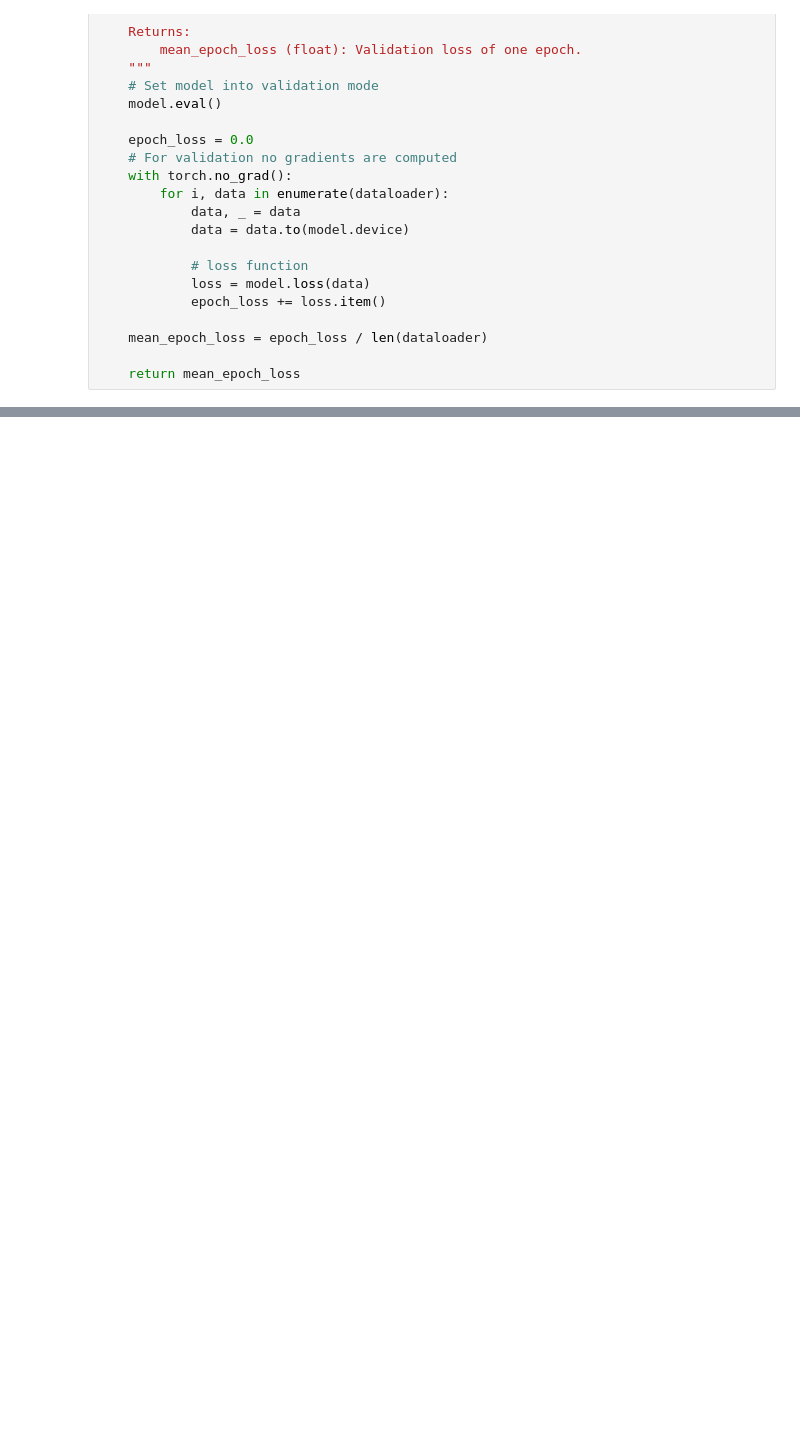
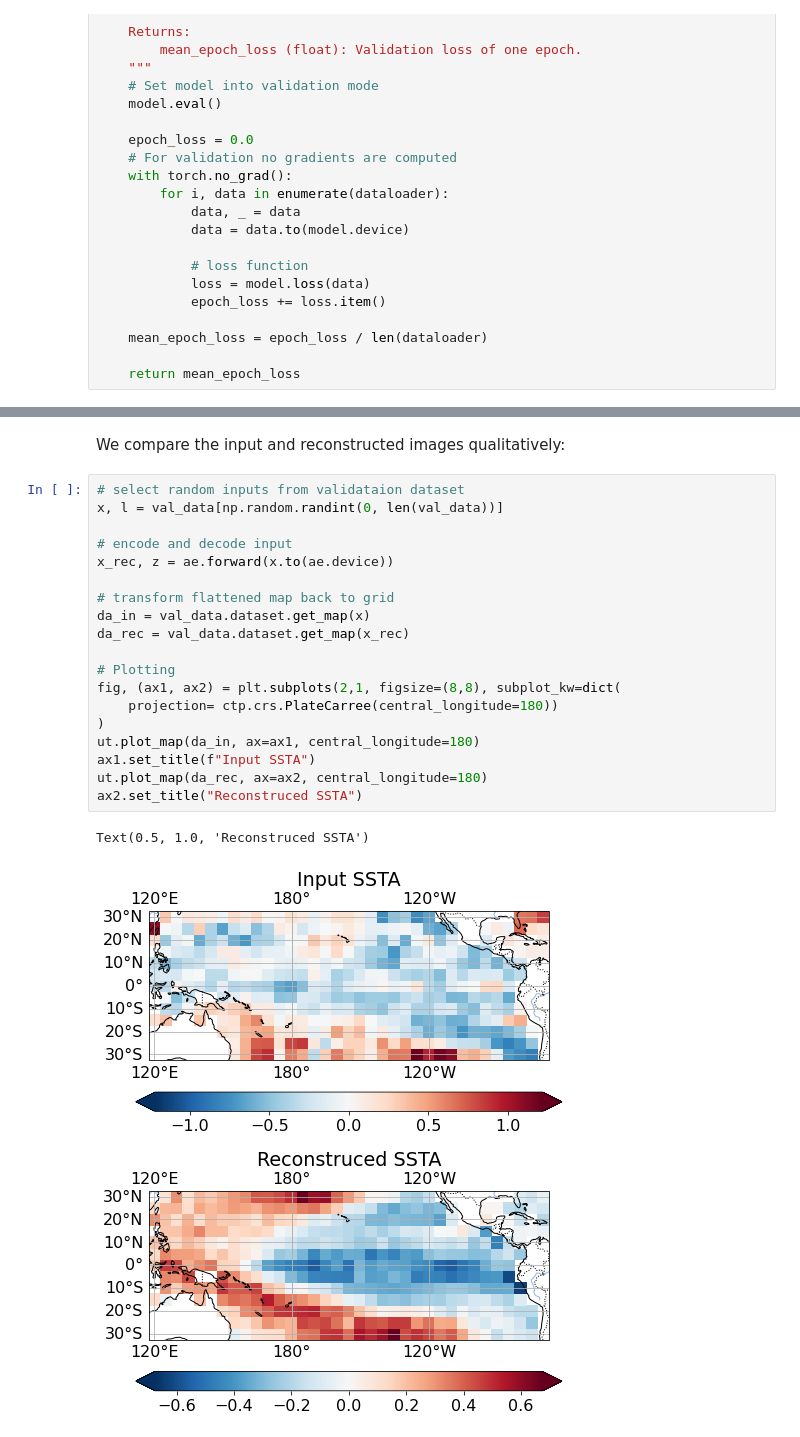
Before and after one commit to mlcs/seminar_ws22, a Jupyter notebook: 04_vae/tutorial_vae_ssta.ipynb, the cells around one changed output, grey strips where cells are left out. Cells and saved outputs as stored; diff of their text form; blank space fills up the shorter version.

```diff
--- a/04_vae/tutorial_vae_ssta.ipynb
+++ b/04_vae/tutorial_vae_ssta.ipynb
@@ -324,0 +394,24 @@ Evaluate training by plotting the loss function.
+# %% [markdown]
+We compare the input and reconstructed images qualitatively:
+# %%
+# select random inputs from validataion dataset
+x, l = val_data[np.random.randint(0, len(val_data))]
+
+# encode and decode input
+x_rec, z = ae.forward(x.to(ae.device))
+
+# transform flattened map back to grid
+da_in = val_data.dataset.get_map(x)
+da_rec = val_data.dataset.get_map(x_rec)
+
+# Plotting
+fig, (ax1, ax2) = plt.subplots(2,1, figsize=(8,8), subplot_kw=dict(
+    projection= ctp.crs.PlateCarree(central_longitude=180))
+)
+ut.plot_map(da_in, ax=ax1, central_longitude=180)
+ax1.set_title(f"Input SSTA")
+ut.plot_map(da_rec, ax=ax2, central_longitude=180)
+ax2.set_title("Reconstruced SSTA")
+# %% [output]
+Text(0.5, 1.0, 'Reconstruced SSTA')
+[figure, added]
```
Also changed, not shown: parts of 66 cells of this notebook, 5 other files.
